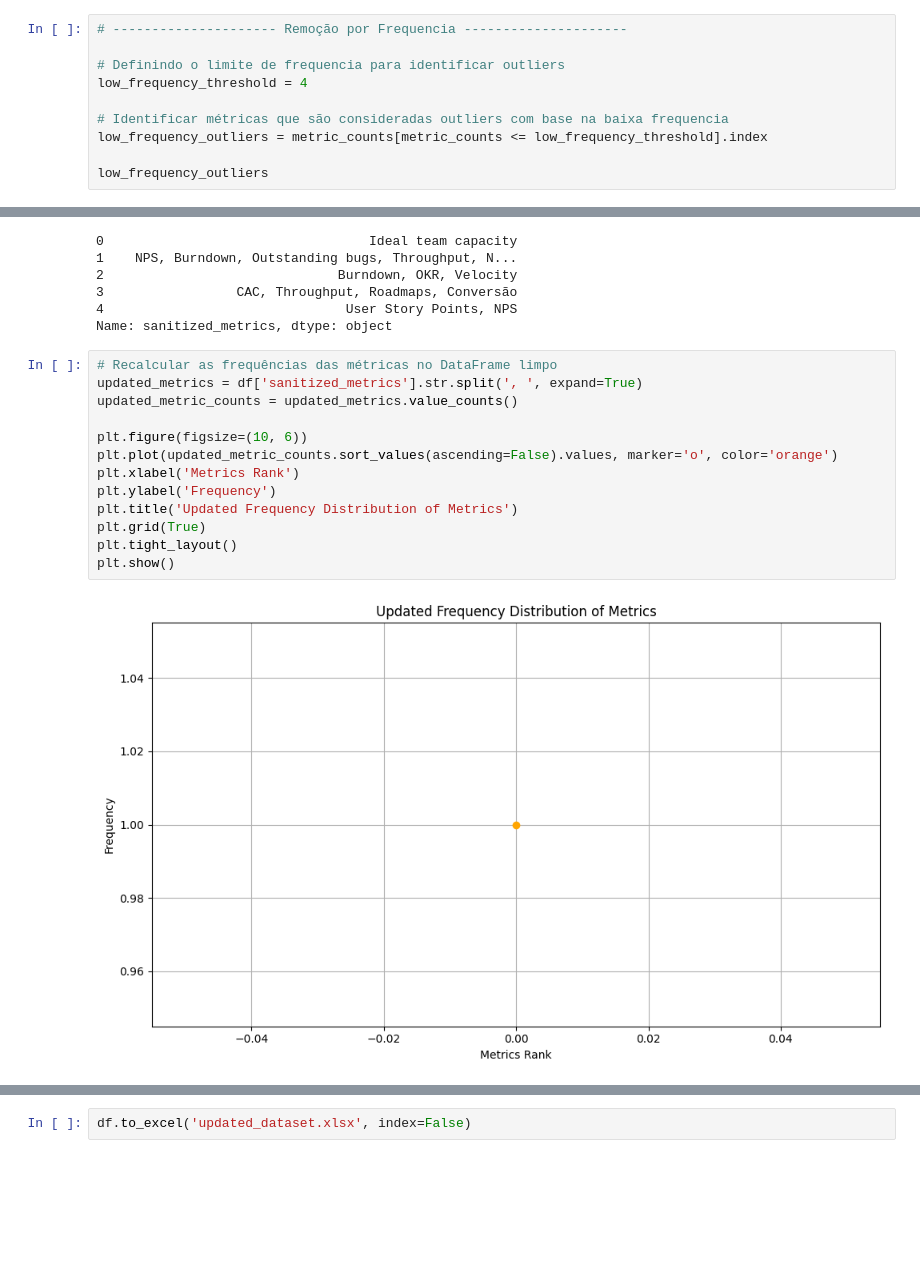
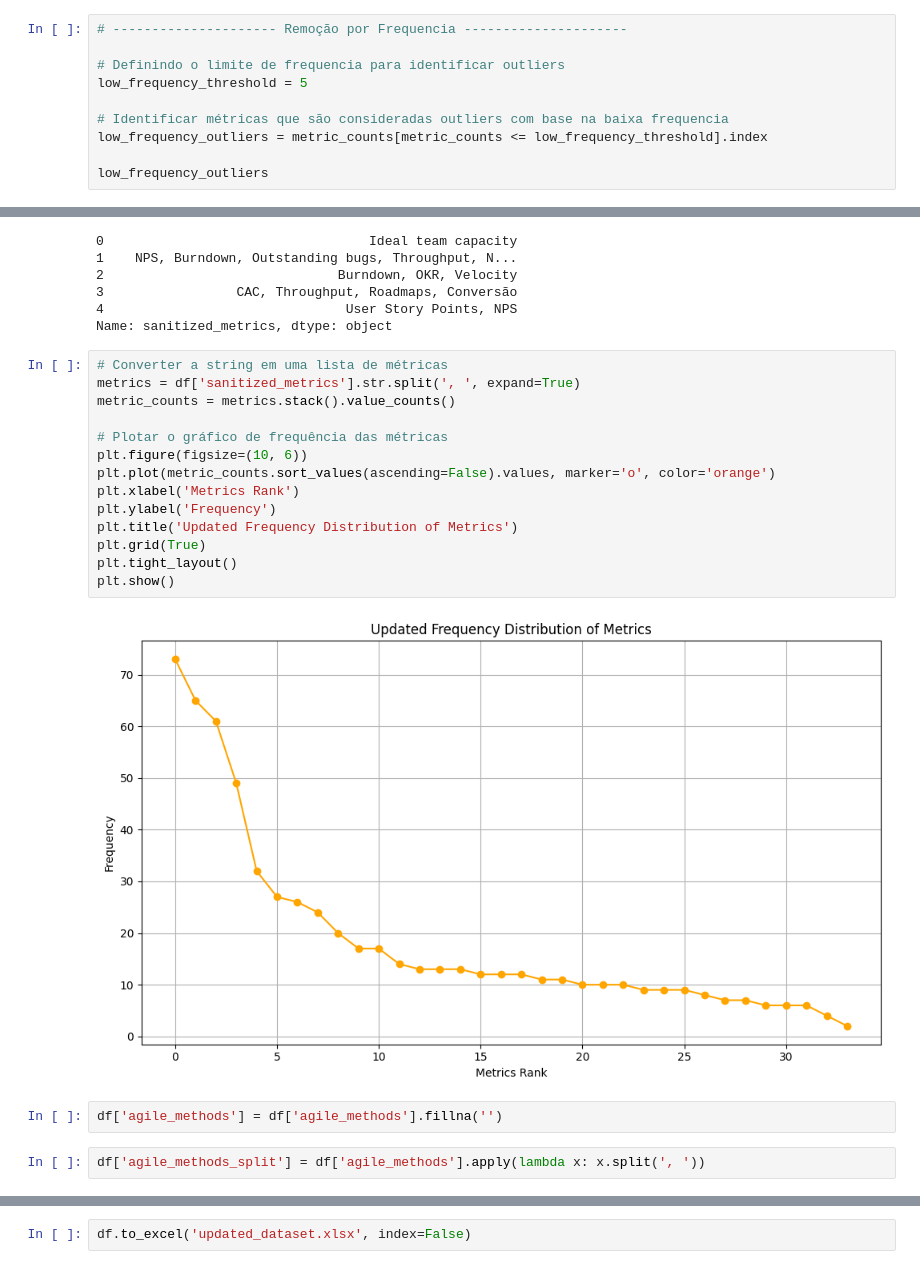
Before and after one commit to viniciuslunardi/tcc, a Jupyter notebook: collaborative_filtering/clean_outliers.ipynb, the cells around one changed output, grey strips where cells are left out. Cells and saved outputs as stored; diff of their text form; blank space fills up the shorter version.

```diff
--- a/collaborative_filtering/clean_outliers.ipynb
+++ b/collaborative_filtering/clean_outliers.ipynb
@@ -35,7 +35,7 @@ plt.show()
 # --------------------- Remoção por Frequencia ---------------------
 
 # Definindo o limite de frequencia para identificar outliers
-low_frequency_threshold = 4
+low_frequency_threshold = 5
 
 # Identificar métricas que são consideradas outliers com base na baixa frequencia
 low_frequency_outliers = metric_counts[metric_counts <= low_frequency_threshold].index
@@ -79,17 +81,22 @@ df['sanitized_metrics'].head()
 4                               User Story Points, NPS
 Name: sanitized_metrics, dtype: object
 # %%
-# Recalcular as frequências das métricas no DataFrame limpo
-updated_metrics = df['sanitized_metrics'].str.split(', ', expand=True)
-updated_metric_counts = updated_metrics.value_counts()
+# Converter a string em uma lista de métricas
+metrics = df['sanitized_metrics'].str.split(', ', expand=True)
+metric_counts = metrics.stack().value_counts()
 
+# Plotar o gráfico de frequência das métricas
 plt.figure(figsize=(10, 6))
-plt.plot(updated_metric_counts.sort_values(ascending=False).values, marker='o', color='orange')
+plt.plot(metric_counts.sort_values(ascending=False).values, marker='o', color='orange')
 plt.xlabel('Metrics Rank')
 plt.ylabel('Frequency')
 plt.title('Updated Frequency Distribution of Metrics')
 plt.grid(True)
 plt.tight_layout()
 plt.show()
 # %% [output]
-[figure, old version]
+[figure, new version]
+# %%
+df['agile_methods'] = df['agile_methods'].fillna('')
+# %%
+df['agile_methods_split'] = df['agile_methods'].apply(lambda x: x.split(', '))
```
Also changed, not shown: parts of 8 cells of this notebook, 31 other files.
